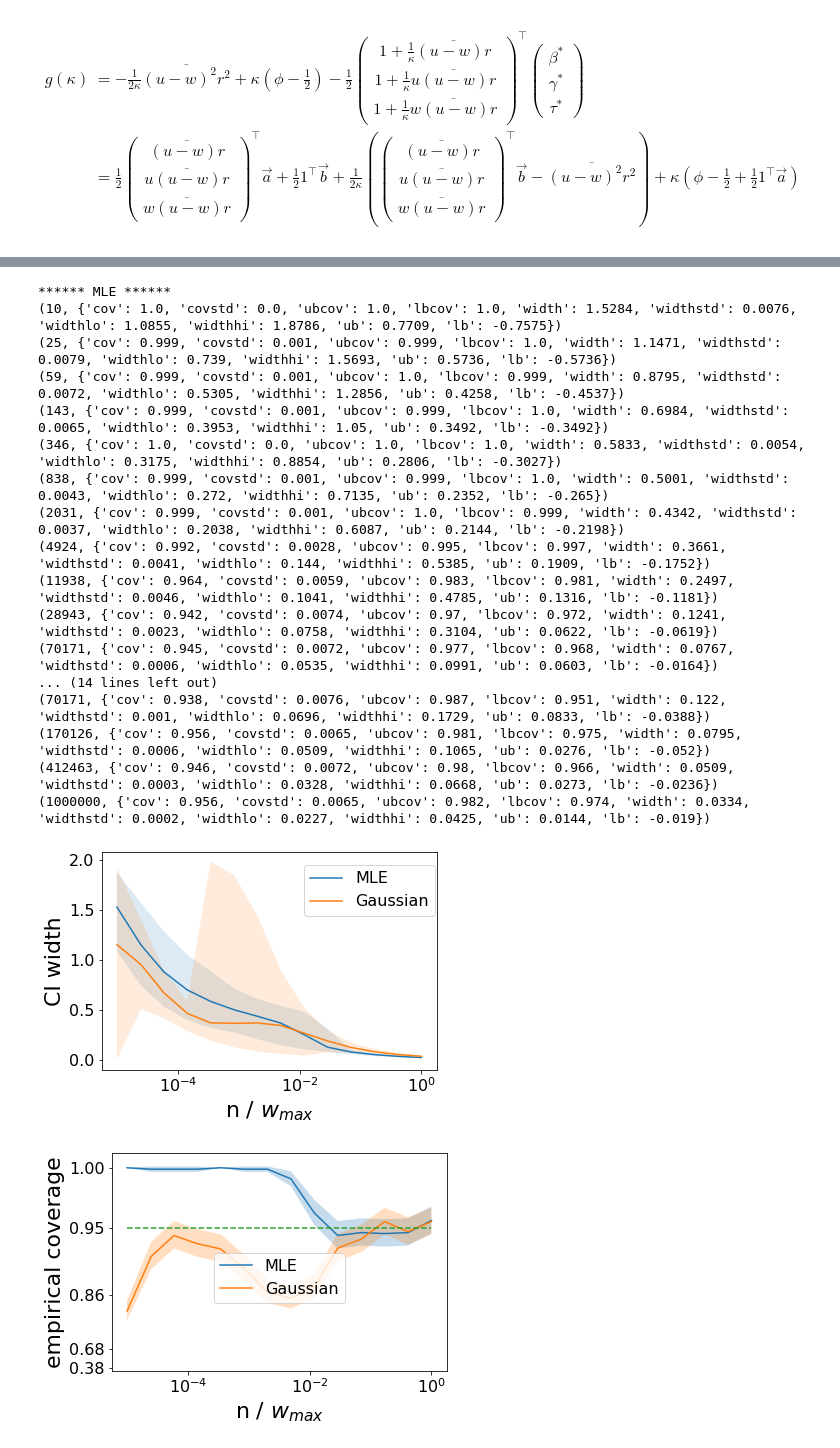
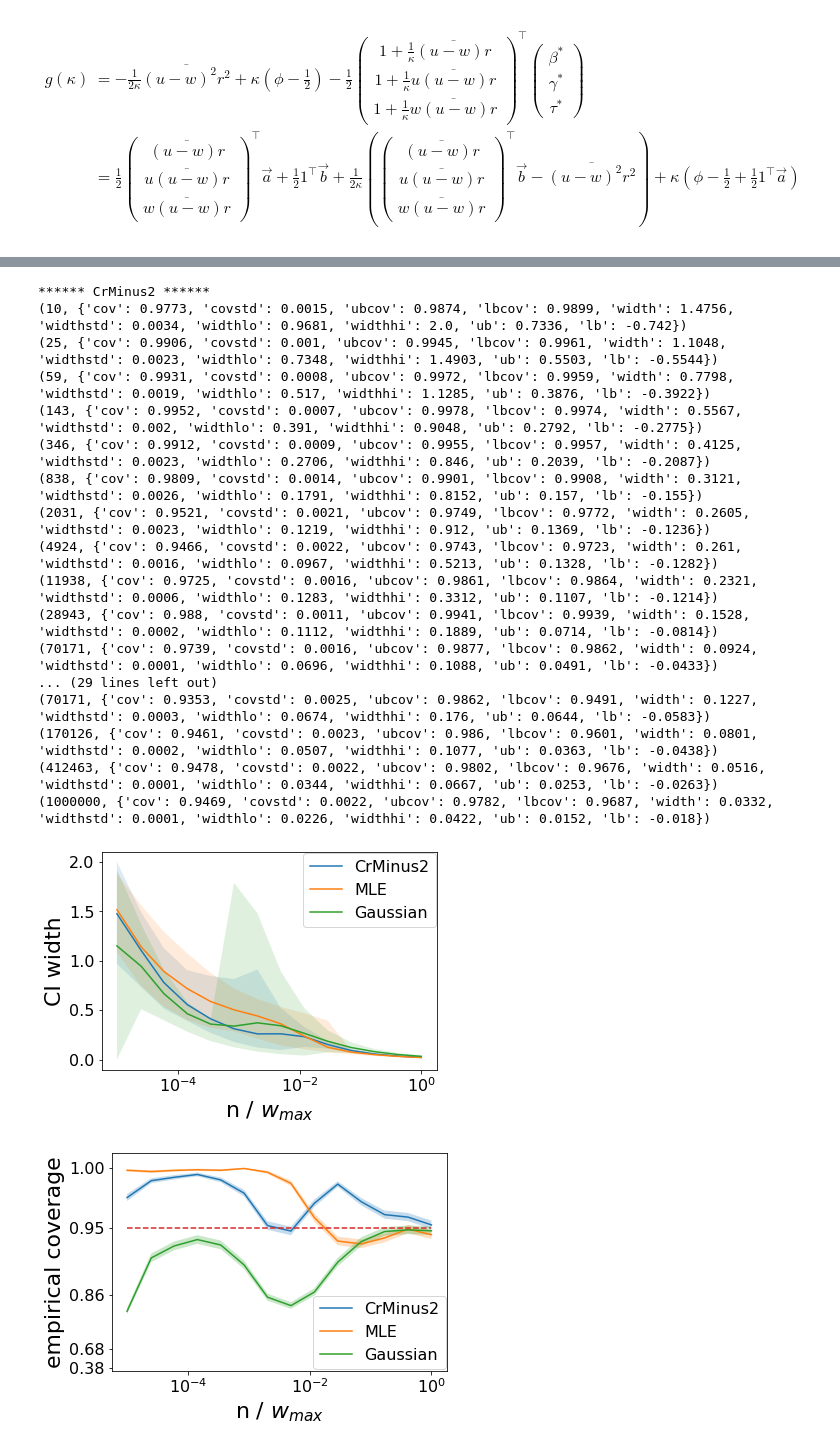
Before and after one commit to pmineiro/elfcb, a Jupyter notebook: ciDifference.ipynb, the cells around one changed output, grey strips where cells are left out. Drawn from its saved outputs; the diff is of its cells as text; code cells hidden in the pictures.

```diff
--- a/ciDifference.ipynb
+++ b/ciDifference.ipynb
@@ -172,10 +186,11 @@ def produceresults(env, method, minexp=1, maxexp=6, numpts=15, ndataperpt=100):
                 ci = method(data=data, umin=umin, umax=umax, wmin=wmin, wmax=wmax, alpha=0.05)
                 assert numpy.isfinite(ci[0]) and numpy.isfinite(ci[1])
             except:
+                from pprint import pformat
                 print('truevalue was {}'.format((utrue, wtrue, deltatrue)))
                 print('data was {}'.format(data))
                 print('umin, umax, wmin, wmax was {}'.format((umin, umax, wmin, wmax)))
-                print('ci was {}'.format(ci))
+                print('ci was {}'.format(pformat(ci)))
                 raise
 
             bounds.append(
@@ -235,13 +250,14 @@ def getenv(wmax):
 
 allres = []
 for (name, method) in [
+                        ('CrMinus2', lambda data, **kwargs: CrMinusTwo.intervaldiff(datagen=lambda: data, raiseonerr=True, **kwargs)[0]),
                         ('MLE', lambda data, **kwargs: MLE.MLE.cidifference(datagen=lambda: data, raiseonerr=True, **kwargs)[0]),
                         ('Asymptotic Gaussian', lambda **kwargs: AsymptoticGaussian.interval(**kwargs)),
                       ]:
     print('****** {} ******'.format(name))
     res = []
     wmax = 1000
-    for zzz in produceresults(getenv(wmax), method, ndataperpt=1000, numpts=14):
+    for zzz in produceresults(getenv(wmax), method, minexp=1, ndataperpt=10000, numpts=14):
         res.append( (zzz[0] / wmax, zzz[1]) )
         print('{}'.format(( zzz[0], { y: round(z, 4) for y, z in zzz[1].items() })), flush=True)
     allres.append((name, [(x[0] / wmax, x[1]) for x in res]))
@@ -249,23 +265,23 @@ for (name, method) in [
 import pickle
 pickle.dump( allres, open( "epsilongreedy_cidiff_allres.p", "wb" ) )
 # %% [output]
-****** MLE ******
-(10, {'cov': 1.0, 'covstd': 0.0, 'ubcov': 1.0, 'lbcov': 1.0, 'width': 1.5284, 'widthstd': 0.0076, 'widthlo': 1.0855, 'widthhi': 1.8786, 'ub': 0.7709, 'lb': -0.7575})
-(25, {'cov': 0.999, 'covstd': 0.001, 'ubcov': 0.999, 'lbcov': 1.0, 'width': 1.1471, 'widthstd': 0.0079, 'widthlo': 0.739, 'widthhi': 1.5693, 'ub': 0.5736, 'lb': -0.5736})
-(59, {'cov': 0.999, 'covstd': 0.001, 'ubcov': 1.0, 'lbcov': 0.999, 'width': 0.8795, 'widthstd': 0.0072, 'widthlo': 0.5305, 'widthhi': 1.2856, 'ub': 0.4258, 'lb': -0.4537})
-(143, {'cov': 0.999, 'covstd': 0.001, 'ubcov': 0.999, 'lbcov': 1.0, 'width': 0.6984, 'widthstd': 0.0065, 'widthlo': 0.3953, 'widthhi': 1.05, 'ub': 0.3492, 'lb': -0.3492})
-(346, {'cov': 1.0, 'covstd': 0.0, 'ubcov': 1.0, 'lbcov': 1.0, 'width': 0.5833, 'widthstd': 0.0054, 'widthlo': 0.3175, 'widthhi': 0.8854, 'ub': 0.2806, 'lb': -0.3027})
-(838, {'cov': 0.999, 'covstd': 0.001, 'ubcov': 0.999, 'lbcov': 1.0, 'width': 0.5001, 'widthstd': 0.0043, 'widthlo': 0.272, 'widthhi': 0.7135, 'ub': 0.2352, 'lb': -0.265})
-(2031, {'cov': 0.999, 'covstd': 0.001, 'ubcov': 1.0, 'lbcov': 0.999, 'width': 0.4342, 'widthstd': 0.0037, 'widthlo': 0.2038, 'widthhi': 0.6087, 'ub': 0.2144, 'lb': -0.2198})
-(4924, {'cov': 0.992, 'covstd': 0.0028, 'ubcov': 0.995, 'lbcov': 0.997, 'width': 0.3661, 'widthstd': 0.0041, 'widthlo': 0.144, 'widthhi': 0.5385, 'ub': 0.1909, 'lb': -0.1752})
-(11938, {'cov': 0.964, 'covstd': 0.0059, 'ubcov': 0.983, 'lbcov': 0.981, 'width': 0.2497, 'widthstd': 0.0046, 'widthlo': 0.1041, 'widthhi': 0.4785, 'ub': 0.1316, 'lb': -0.1181})
-(28943, {'cov': 0.942, 'covstd': 0.0074, 'ubcov': 0.97, 'lbcov': 0.972, 'width': 0.1241, 'widthstd': 0.0023, 'widthlo': 0.0758, 'widthhi': 0.3104, 'ub': 0.0622, 'lb': -0.0619})
-(70171, {'cov': 0.945, 'covstd': 0.0072, 'ubcov': 0.977, 'lbcov': 0.968, 'width': 0.0767, 'widthstd': 0.0006, 'widthlo': 0.0535, 'widthhi': 0.0991, 'ub': 0.0603, 'lb': -0.0164})
-... (14 lines left out)
-(70171, {'cov': 0.938, 'covstd': 0.0076, 'ubcov': 0.987, 'lbcov': 0.951, 'width': 0.122, 'widthstd': 0.001, 'widthlo': 0.0696, 'widthhi': 0.1729, 'ub': 0.0833, 'lb': -0.0388})
-(170126, {'cov': 0.956, 'covstd': 0.0065, 'ubcov': 0.981, 'lbcov': 0.975, 'width': 0.0795, 'widthstd': 0.0006, 'widthlo': 0.0509, 'widthhi': 0.1065, 'ub': 0.0276, 'lb': -0.052})
-(412463, {'cov': 0.946, 'covstd': 0.0072, 'ubcov': 0.98, 'lbcov': 0.966, 'width': 0.0509, 'widthstd': 0.0003, 'widthlo': 0.0328, 'widthhi': 0.0668, 'ub': 0.0273, 'lb': -0.0236})
-(1000000, {'cov': 0.956, 'covstd': 0.0065, 'ubcov': 0.982, 'lbcov': 0.974, 'width': 0.0334, 'widthstd': 0.0002, 'widthlo': 0.0227, 'widthhi': 0.0425, 'ub': 0.0144, 'lb': -0.019})
+****** CrMinus2 ******
+(10, {'cov': 0.9773, 'covstd': 0.0015, 'ubcov': 0.9874, 'lbcov': 0.9899, 'width': 1.4756, 'widthstd': 0.0034, 'widthlo': 0.9681, 'widthhi': 2.0, 'ub': 0.7336, 'lb': -0.742})
+(25, {'cov': 0.9906, 'covstd': 0.001, 'ubcov': 0.9945, 'lbcov': 0.9961, 'width': 1.1048, 'widthstd': 0.0023, 'widthlo': 0.7348, 'widthhi': 1.4903, 'ub': 0.5503, 'lb': -0.5544})
+(59, {'cov': 0.9931, 'covstd': 0.0008, 'ubcov': 0.9972, 'lbcov': 0.9959, 'width': 0.7798, 'widthstd': 0.0019, 'widthlo': 0.517, 'widthhi': 1.1285, 'ub': 0.3876, 'lb': -0.3922})
+(143, {'cov': 0.9952, 'covstd': 0.0007, 'ubcov': 0.9978, 'lbcov': 0.9974, 'width': 0.5567, 'widthstd': 0.002, 'widthlo': 0.391, 'widthhi': 0.9048, 'ub': 0.2792, 'lb': -0.2775})
+(346, {'cov': 0.9912, 'covstd': 0.0009, 'ubcov': 0.9955, 'lbcov': 0.9957, 'width': 0.4125, 'widthstd': 0.0023, 'widthlo': 0.2706, 'widthhi': 0.846, 'ub': 0.2039, 'lb': -0.2087})
+(838, {'cov': 0.9809, 'covstd': 0.0014, 'ubcov': 0.9901, 'lbcov': 0.9908, 'width': 0.3121, 'widthstd': 0.0026, 'widthlo': 0.1791, 'widthhi': 0.8152, 'ub': 0.157, 'lb': -0.155})
+(2031, {'cov': 0.9521, 'covstd': 0.0021, 'ubcov': 0.9749, 'lbcov': 0.9772, 'width': 0.2605, 'widthstd': 0.0023, 'widthlo': 0.1219, 'widthhi': 0.912, 'ub': 0.1369, 'lb': -0.1236})
+(4924, {'cov': 0.9466, 'covstd': 0.0022, 'ubcov': 0.9743, 'lbcov': 0.9723, 'width': 0.261, 'widthstd': 0.0016, 'widthlo': 0.0967, 'widthhi': 0.5213, 'ub': 0.1328, 'lb': -0.1282})
+(11938, {'cov': 0.9725, 'covstd': 0.0016, 'ubcov': 0.9861, 'lbcov': 0.9864, 'width': 0.2321, 'widthstd': 0.0006, 'widthlo': 0.1283, 'widthhi': 0.3312, 'ub': 0.1107, 'lb': -0.1214})
+(28943, {'cov': 0.988, 'covstd': 0.0011, 'ubcov': 0.9941, 'lbcov': 0.9939, 'width': 0.1528, 'widthstd': 0.0002, 'widthlo': 0.1112, 'widthhi': 0.1889, 'ub': 0.0714, 'lb': -0.0814})
+(70171, {'cov': 0.9739, 'covstd': 0.0016, 'ubcov': 0.9877, 'lbcov': 0.9862, 'width': 0.0924, 'widthstd': 0.0001, 'widthlo': 0.0696, 'widthhi': 0.1088, 'ub': 0.0491, 'lb': -0.0433})
+... (29 lines left out)
+(70171, {'cov': 0.9353, 'covstd': 0.0025, 'ubcov': 0.9862, 'lbcov': 0.9491, 'width': 0.1227, 'widthstd': 0.0003, 'widthlo': 0.0674, 'widthhi': 0.176, 'ub': 0.0644, 'lb': -0.0583})
+(170126, {'cov': 0.9461, 'covstd': 0.0023, 'ubcov': 0.986, 'lbcov': 0.9601, 'width': 0.0801, 'widthstd': 0.0002, 'widthlo': 0.0507, 'widthhi': 0.1077, 'ub': 0.0363, 'lb': -0.0438})
+(412463, {'cov': 0.9478, 'covstd': 0.0022, 'ubcov': 0.9802, 'lbcov': 0.9676, 'width': 0.0516, 'widthstd': 0.0001, 'widthlo': 0.0344, 'widthhi': 0.0667, 'ub': 0.0253, 'lb': -0.0263})
+(1000000, {'cov': 0.9469, 'covstd': 0.0022, 'ubcov': 0.9782, 'lbcov': 0.9687, 'width': 0.0332, 'widthstd': 0.0001, 'widthlo': 0.0226, 'widthhi': 0.0422, 'ub': 0.0152, 'lb': -0.018})
 # %%
 %matplotlib inline
 
@@ -461,8 +477,8 @@ class FlassPlot:
 import pickle
 allres = pickle.load(open( "epsilongreedy_cidiff_allres.p", "rb" ) )
 
-renameit = { "Binomial CI": "Binomial", "Asymptotic Gaussian": "Gaussian", "MLE CI": "MLE", "Euclidean": "EuclidMLE" }
-skip = { "Binomial CI" : 1, }
+renameit = { "Asymptotic Gaussian": "Gaussian", "MLE CI": "MLE", "Euclidean": "EuclidMLE" }
+skip = {}# "Asymptotic Gaussian" }
 FlassPlot.forpaper()
 for name, res in allres:
     if name in skip:
@@ -477,28 +493,28 @@ for name, res in allres:
 FlassPlot.legend(loc="center", bbox_to_anchor=[0.8,0.825])
 FlassPlot.axeslabel('n / $w_{max}$', 'CI width')
 # %% [output]
-[figure, old version]
+[figure, new version]
 # %%
 %matplotlib inline
 
 import pickle
 del allres
 allres = pickle.load(open( "epsilongreedy_cidiff_allres.p", "rb" ) )
 
-renameit = { "Binomial CI": "Binomial", "Asymptotic Gaussian": "Gaussian", "MLE CI": "MLE", "Euclidean": "EuclidMLE" }
-skip = { "Binomial CI" : 1, }
+renameit = { "Asymptotic Gaussian": "Gaussian", "MLE CI": "MLE", "Euclidean": "EuclidMLE" }
+skip = { } #"Asymptotic Gaussian" }
 FlassPlot.forpaper()
 for name, res in allres:
     if name in skip:
         continue
     x = [ x[0] for x in res ]
     y = [ x[1]['cov'] for x in res ]
     ylo = [ x[1]['cov'] - 1.96 * x[1]['covstd'] for x in res ]
     yhi = [ x[1]['cov'] + 1.96 * x[1]['covstd'] for x in res ]
     FlassPlot.exppic(x, y, label=renameit.get(name, name), expscale=7.0)
     FlassPlot.plt().fill_between(x, ylo, yhi, alpha=0.25)
 FlassPlot.exppic([ x[0] for x in res ], [ 0.95 for x in res ], label='_nolegend_', expscale=7.0, ls='dashed')
-FlassPlot.legend(loc="center", bbox_to_anchor=[0.5,0.425])
+FlassPlot.legend(loc="center", bbox_to_anchor=[0.8,0.175])
 FlassPlot.axeslabel('n / $w_{max}$', 'empirical coverage')
 # %% [output]
-[figure, old version]
+[figure, new version]
```
Also changed, not shown: parts of 5 cells of this notebook, 2 other files.
